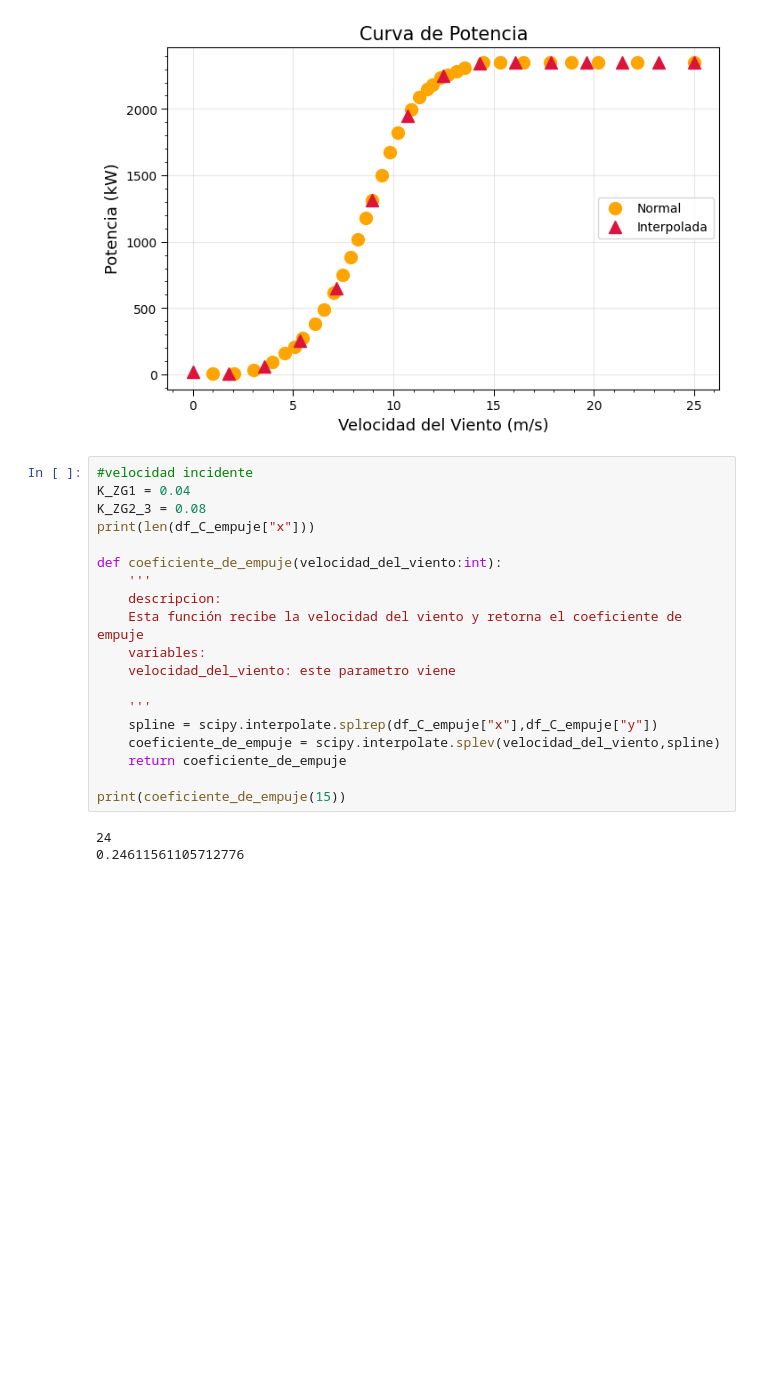
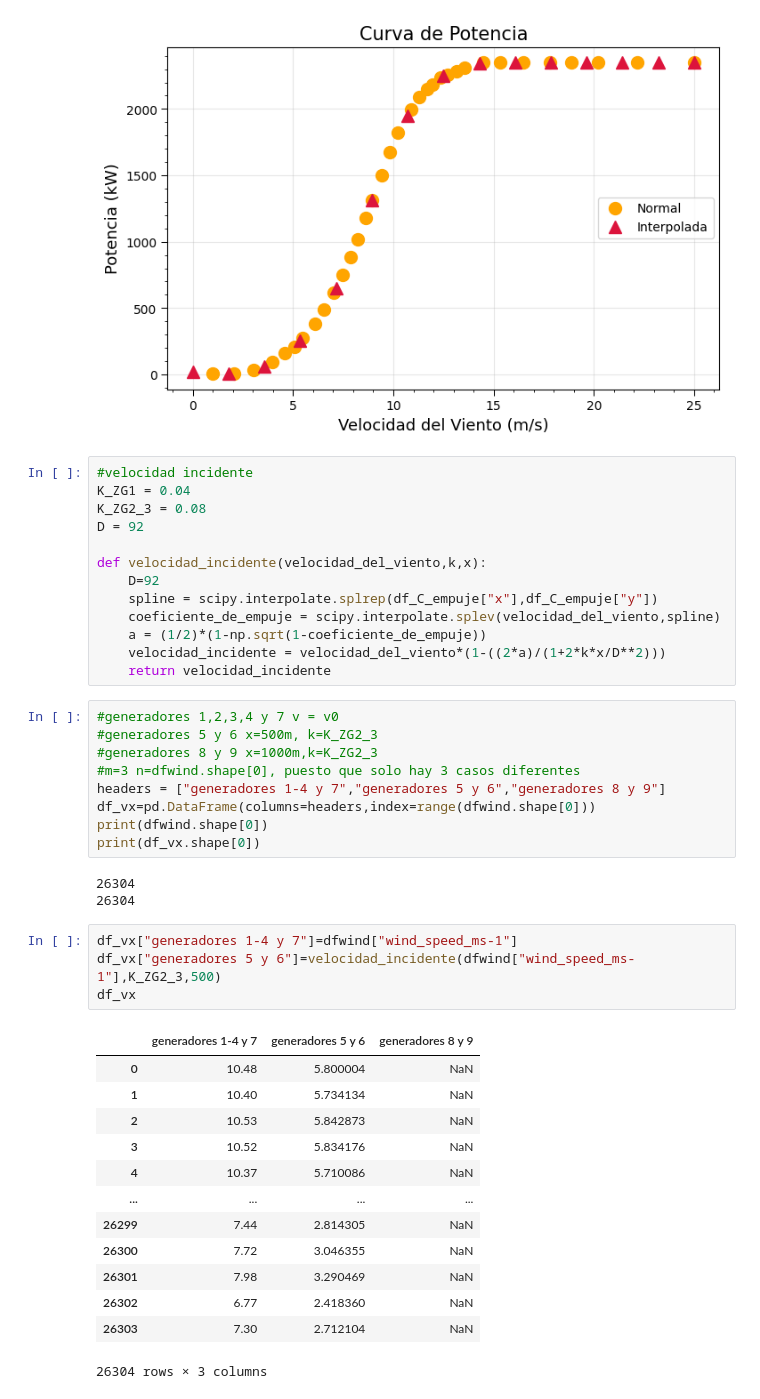
Before and after one commit to nandradem/project, a Jupyter notebook: Procesamiento de datos.ipynb, the cells around one changed output. Cells and saved outputs as stored; diff of their text form; blank space fills up the shorter version.

```diff
--- a/Procesamiento de datos.ipynb
+++ b/Procesamiento de datos.ipynb
@@ -134,21 +134,42 @@ formato_grafica(titulo='Curva de Potencia',
 #velocidad incidente
 K_ZG1 = 0.04
 K_ZG2_3 = 0.08
-print(len(df_C_empuje["x"]))
+D = 92
 
-def coeficiente_de_empuje(velocidad_del_viento:int):
-    '''
-    descripcion:
-    Esta función recibe la velocidad del viento y retorna el coeficiente de empuje
-    variables:
-    velocidad_del_viento: este parametro viene
-
-    '''
+def velocidad_incidente(velocidad_del_viento,k,x):
+    D=92
     spline = scipy.interpolate.splrep(df_C_empuje["x"],df_C_empuje["y"])
     coeficiente_de_empuje = scipy.interpolate.splev(velocidad_del_viento,spline)
-    return coeficiente_de_empuje
-
-print(coeficiente_de_empuje(15))
+    a = (1/2)*(1-np.sqrt(1-coeficiente_de_empuje))
+    velocidad_incidente = velocidad_del_viento*(1-((2*a)/(1+2*k*x/D**2)))
+    return velocidad_incidente
-# %% [output]
-24
-0.24611561105712776
+# %%
+#generadores 1,2,3,4 y 7 v = v0
+#generadores 5 y 6 x=500m, k=K_ZG2_3
+#generadores 8 y 9 x=1000m,k=K_ZG2_3
+#m=3 n=dfwind.shape[0], puesto que solo hay 3 casos diferentes
+headers = ["generadores 1-4 y 7","generadores 5 y 6","generadores 8 y 9"]
+df_vx=pd.DataFrame(columns=headers,index=range(dfwind.shape[0]))
+print(dfwind.shape[0])
+print(df_vx.shape[0])
+# %% [output]
+26304
+26304
+# %%
+df_vx["generadores 1-4 y 7"]=dfwind["wind_speed_ms-1"]
+df_vx["generadores 5 y 6"]=velocidad_incidente(dfwind["wind_speed_ms-1"],K_ZG2_3,500)
+df_vx
+# %% [output]
+|  | generadores 1-4 y 7 | generadores 5 y 6 | generadores 8 y 9 |
+| 0 | 10.48 | 5.800004 | NaN |
+| 1 | 10.40 | 5.734134 | NaN |
+| 2 | 10.53 | 5.842873 | NaN |
+| 3 | 10.52 | 5.834176 | NaN |
+| 4 | 10.37 | 5.710086 | NaN |
+| ... | ... | ... | ... |
+| 26299 | 7.44 | 2.814305 | NaN |
+| 26300 | 7.72 | 3.046355 | NaN |
+| 26301 | 7.98 | 3.290469 | NaN |
+| 26302 | 6.77 | 2.418360 | NaN |
+| 26303 | 7.30 | 2.712104 | NaN |
+26304 rows × 3 columns
```
Also changed, not shown: parts of 1 cell of this notebook, 1 other file.
